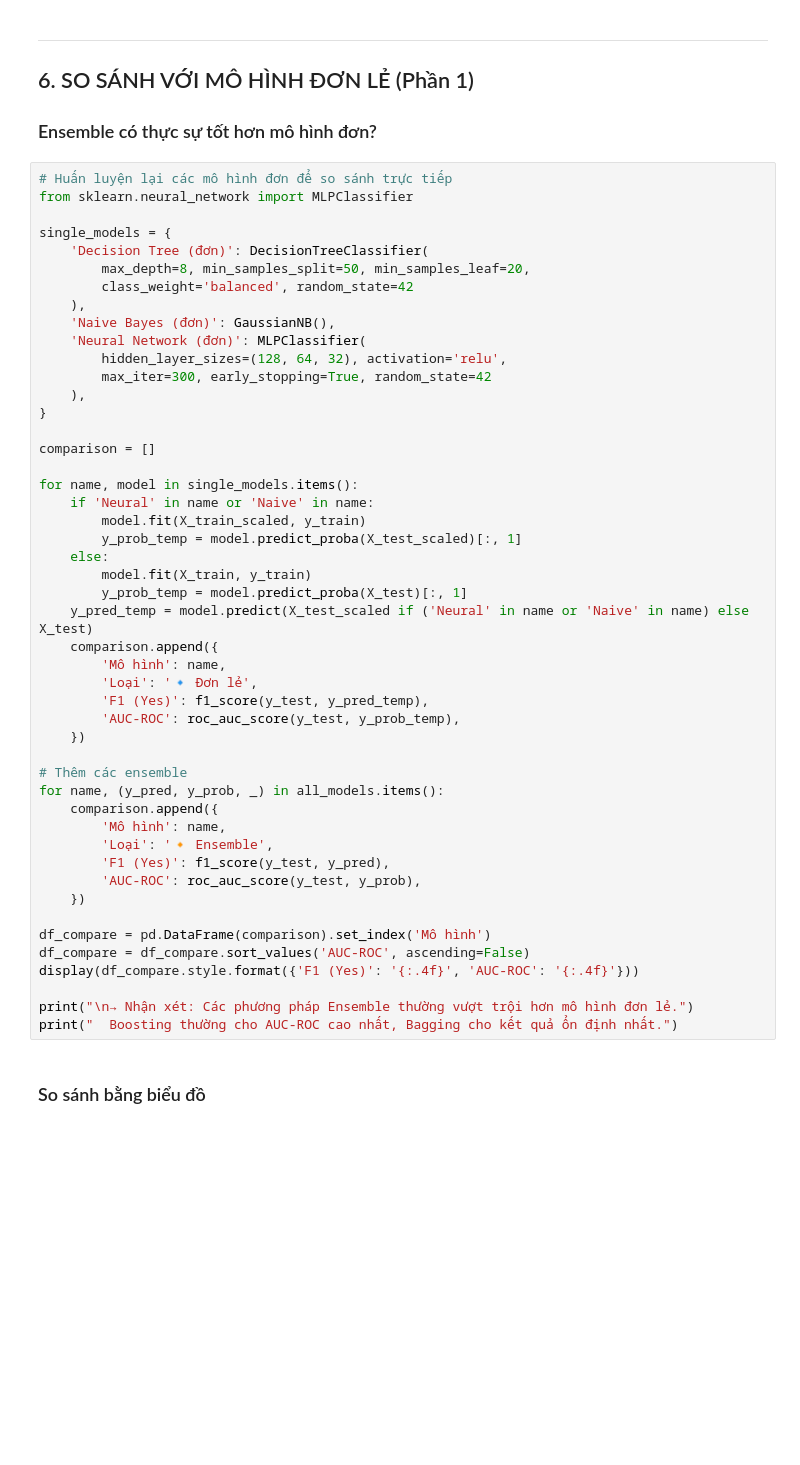
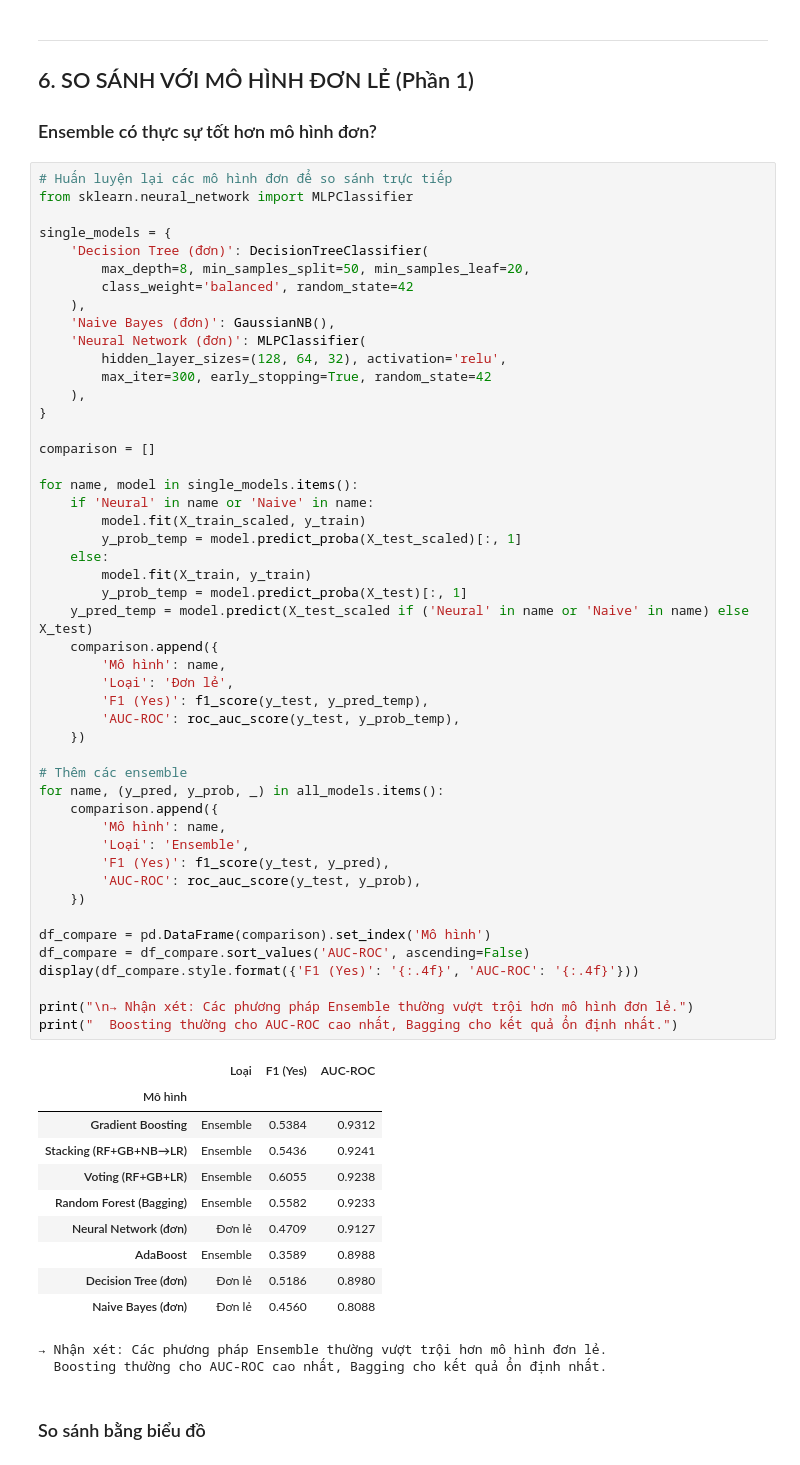
Before and after one commit to kkyaha/Forecast, a Jupyter notebook: practice/PTDLDB_week6_EnsembleLearning.ipynb, the cells around one changed output. Cells and saved outputs as stored; diff of their text form; blank space fills up the shorter version.

```diff
--- a/practice/PTDLDB_week6_EnsembleLearning.ipynb
+++ b/practice/PTDLDB_week6_EnsembleLearning.ipynb
@@ -438,35 +529,48 @@ single_models = {
 comparison = []
 
 for name, model in single_models.items():
     if 'Neural' in name or 'Naive' in name:
         model.fit(X_train_scaled, y_train)
         y_prob_temp = model.predict_proba(X_test_scaled)[:, 1]
     else:
         model.fit(X_train, y_train)
         y_prob_temp = model.predict_proba(X_test)[:, 1]
     y_pred_temp = model.predict(X_test_scaled if ('Neural' in name or 'Naive' in name) else X_test)
     comparison.append({
         'Mô hình': name,
-        'Loại': '🔹 Đơn lẻ',
+        'Loại': 'Đơn lẻ',
         'F1 (Yes)': f1_score(y_test, y_pred_temp),
         'AUC-ROC': roc_auc_score(y_test, y_prob_temp),
     })
 
 # Thêm các ensemble
 for name, (y_pred, y_prob, _) in all_models.items():
     comparison.append({
         'Mô hình': name,
-        'Loại': '🔸 Ensemble',
+        'Loại': 'Ensemble',
         'F1 (Yes)': f1_score(y_test, y_pred),
         'AUC-ROC': roc_auc_score(y_test, y_prob),
     })
 
 df_compare = pd.DataFrame(comparison).set_index('Mô hình')
 df_compare = df_compare.sort_values('AUC-ROC', ascending=False)
 display(df_compare.style.format({'F1 (Yes)': '{:.4f}', 'AUC-ROC': '{:.4f}'}))
 
 print("\n→ Nhận xét: Các phương pháp Ensemble thường vượt trội hơn mô hình đơn lẻ.")
 print("  Boosting thường cho AUC-ROC cao nhất, Bagging cho kết quả ổn định nhất.")
+# %% [output]
+|  | Loại | F1 (Yes) | AUC-ROC |
+| Mô hình |  |  |  |
+| Gradient Boosting | Ensemble | 0.5384 | 0.9312 |
+| Stacking (RF+GB+NB→LR) | Ensemble | 0.5436 | 0.9241 |
+| Voting (RF+GB+LR) | Ensemble | 0.6055 | 0.9238 |
+| Random Forest (Bagging) | Ensemble | 0.5582 | 0.9233 |
+| Neural Network (đơn) | Đơn lẻ | 0.4709 | 0.9127 |
+| AdaBoost | Ensemble | 0.3589 | 0.8988 |
+| Decision Tree (đơn) | Đơn lẻ | 0.5186 | 0.8980 |
+| Naive Bayes (đơn) | Đơn lẻ | 0.4560 | 0.8088 |
+→ Nhận xét: Các phương pháp Ensemble thường vượt trội hơn mô hình đơn lẻ.
+  Boosting thường cho AUC-ROC cao nhất, Bagging cho kết quả ổn định nhất.
 # %% [markdown]
 ### So sánh bằng biểu đồ
 # %%
```
Also changed, not shown: parts of 15 cells of this notebook, 8 other files.
